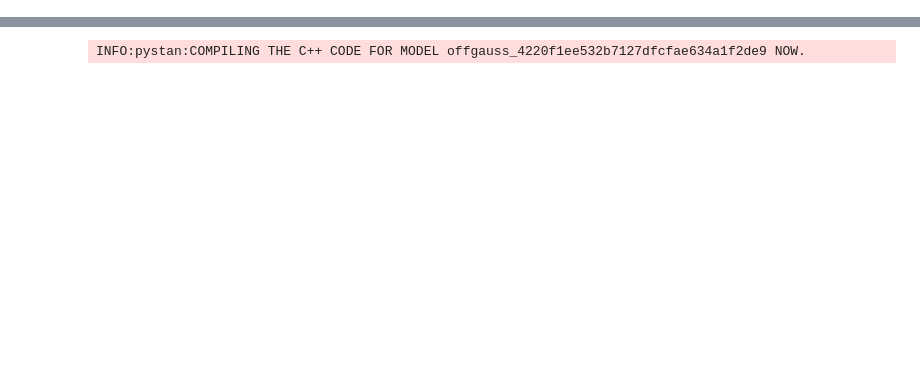
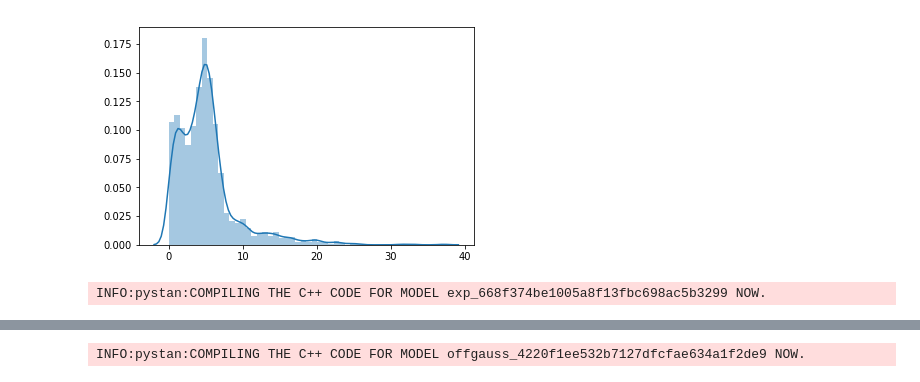
Before and after one commit to grd349/PyStanExamples, a Jupyter notebook: Oli/stantests.ipynb, the cells around one changed output, grey strips where cells are left out. Saved outputs shown, nothing was run; the diff lists cells and outputs as text; code cells hidden in the pictures; blank space fills up the shorter version.

Commit message:
Added a simple tester of the mixture model technique into stantests... next step is changing the data so its more like our TRILEGAL set.@

```diff
--- a/Oli/stantests.ipynb
+++ b/Oli/stantests.ipynb
@@ -6,9 +6,16 @@ import pystan
 # %%
 #Lets generate some exponentially increasing data
 lambd = .2
-d = np.random.exponential(scale = 1/lambd, size=1000)
+mu = 5.
+sig = 1.
+Q = 500./1500.
+d1 = np.random.exponential(scale = 1/lambd, size=1000)
+d2 = np.random.normal(mu,sig**2,size=500)
+d = np.append(d1,d2)
 sns.distplot(d)
 plt.show()
+# %% [output]
+[figure, added]
 # %%
 code = '''
 data {
@@ -17,14 +24,26 @@ data {
 }
 parameters {
     real beta;
+    real mu;
+    real <lower=0.> sig;
+    real <lower=0.,upper=1.> Q;
 }
 model {
-    beta ~ normal(-5., .1);
-    d ~ exponential(beta);
+    beta ~ normal(0.2,0.1);
+    mu ~ normal(5.,1.);
+    sig ~ normal(1.,0.1);
+    Q ~ normal(0.5,.1);
+
+    for (n in 1:N)
+        target += log_mix(Q,
+            normal_lpdf(d[n] | mu, sig),
+            exponential_lpdf(d[n] | beta));
 }
 
 '''
 sm = pystan.StanModel(model_code = code, model_name='exp')
+# %% [output]
+INFO:pystan:COMPILING THE C++ CODE FOR MODEL exp_668f374be1005a8f13fbc698ac5b3299 NOW.
 # %%
 dat = {'N': len(d),
       'd': d}
```
Also changed, not shown: parts of 17 cells of this notebook, 1 other file.
